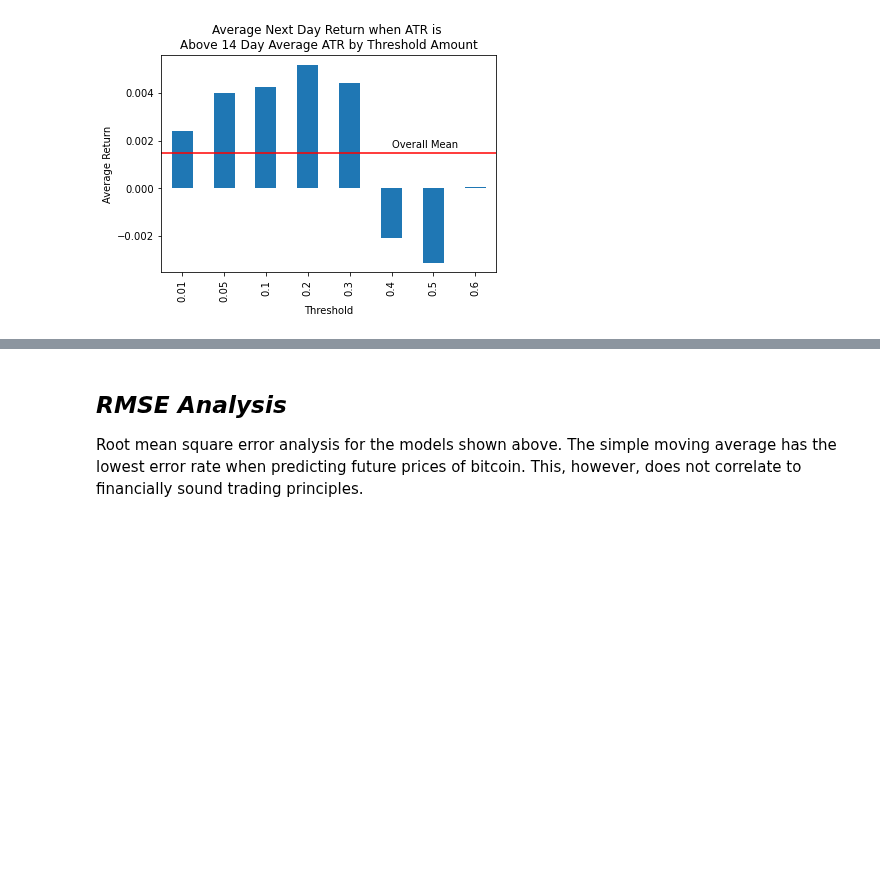
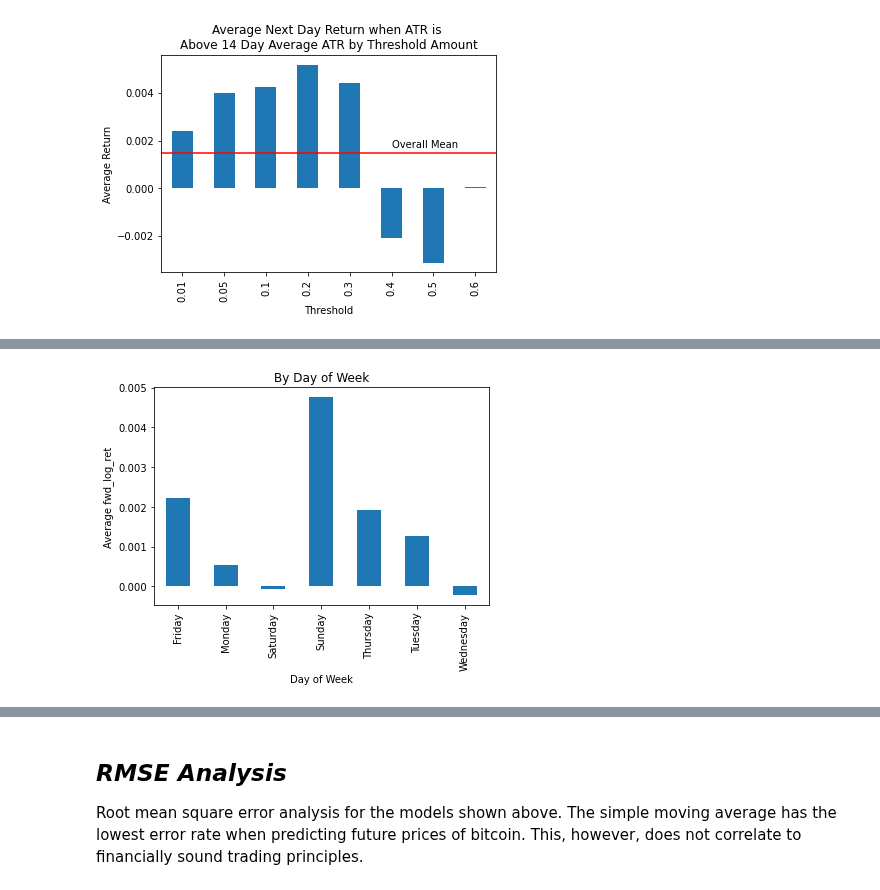
Before and after one commit to FinancialForecasters/financial_forecaster, a Jupyter notebook: ff_final_notebook.ipynb, the cells around one changed output, grey strips where cells are left out. Drawn from its saved outputs; the diff is of its cells as text; code cells hidden in the pictures; blank space fills up the shorter version.

```diff
--- a/ff_final_notebook.ipynb
+++ b/ff_final_notebook.ipynb
@@ -191,0 +184,9 @@ Takeaway:
+# %%
+# Check for importance by day of the week
+by_day_of_week = y.groupby(y.index.day_name()).mean().plot.bar()
+plt.title('By Day of Week')
+plt.xlabel('Day of Week')
+plt.ylabel('Average fwd_log_ret')
+plt.show()
+# %% [output]
+[figure, added]
```
Also changed, not shown: parts of 21 cells of this notebook.
